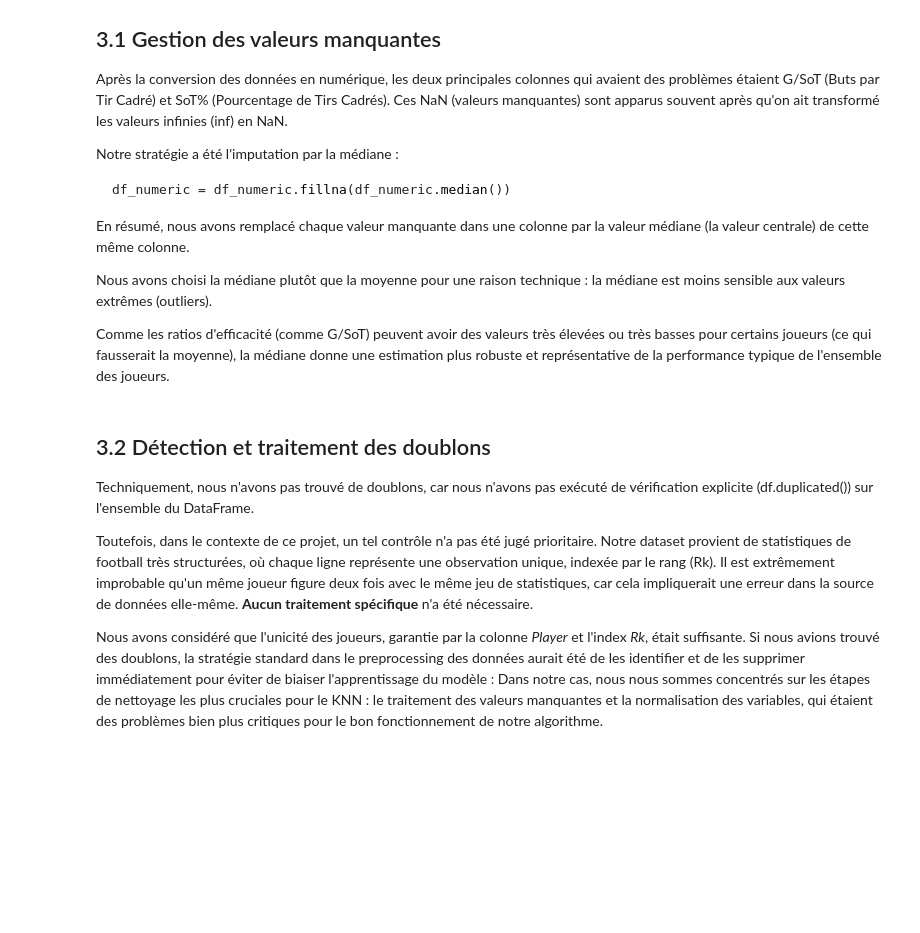
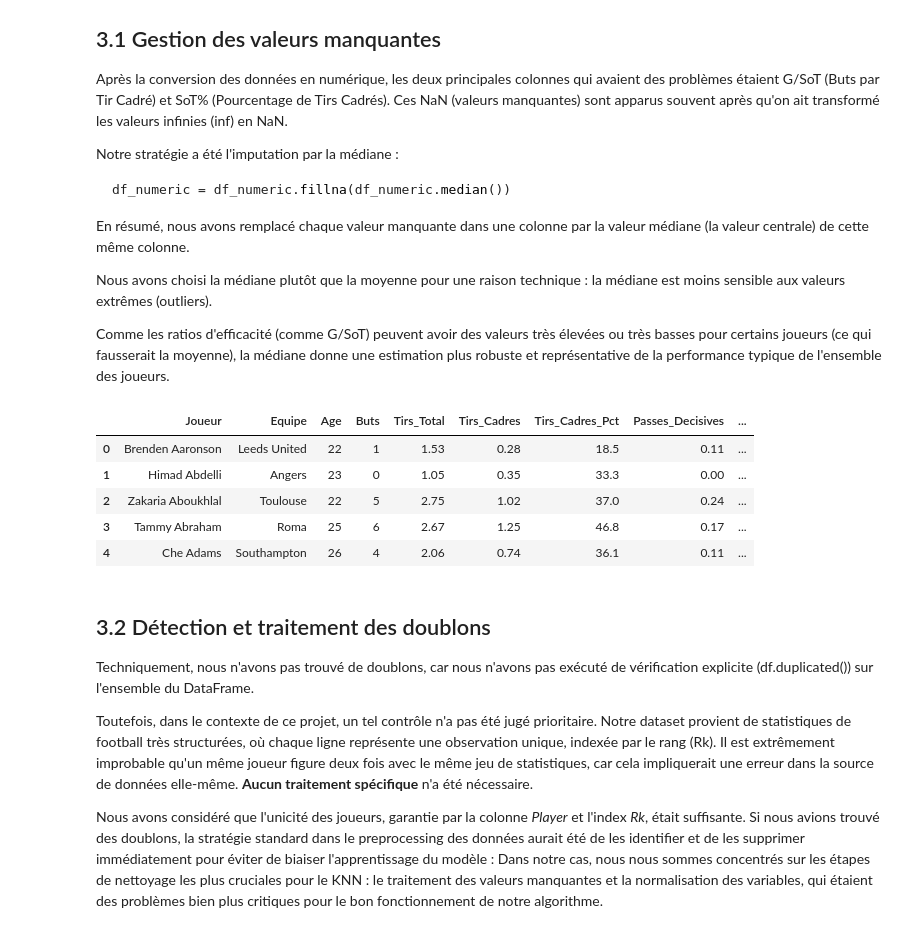
Before and after one commit to Nepsyno/data_analyse_topAttack, a Jupyter notebook: Rapport_Projet.ipynb, the cells around one changed output. Saved outputs shown, nothing was run; the diff lists cells and outputs as text; code cells hidden in the pictures; blank space fills up the shorter version.

```diff
--- a/Rapport_Projet.ipynb
+++ b/Rapport_Projet.ipynb
@@ -151,34 +161,39 @@ Comme les ratios d'efficacité (comme G/SoT) peuvent avoir des valeurs très él
 # %%
 cols_to_keep = [
     'Player', 'Squad', 'Age',       # Identité
     'Goals', 'Shots', 'SoT',        # Finition brute
     'SoT%', 'Assists',              # Précision et Altruisme
     'SCA', 'GCA',                   # Création (Shot/Goal Creating Actions)
     'TouAttPen',                    # Présence : Touches dans la surface de réparation
     'CarProg'                       # Percussion : Conduites de balle progressives
 ]
 
 df_final = df_attaquants[cols_to_keep].copy()
 
 rename_dict = {
     'Player': 'Joueur',
     'Squad': 'Equipe',
     'Goals': 'Buts',
     'Shots': 'Tirs_Total',
     'SoT': 'Tirs_Cadres',
     'SoT%': 'Tirs_Cadres_Pct',
     'Assists': 'Passes_Decisives',
     'SCA': 'Actions_Creation_Tir',
     'GCA': 'Actions_Creation_But',
     'TouAttPen': 'Touches_Surface',
     'CarProg': 'Percussions_Progressives'
 }
 
 df_final = df_final.rename(columns=rename_dict)
 df_final = df_final.reset_index(drop=True)
 display(df_final.head())
-
-df_final.to_csv('top_attaquants_data.csv', index=False)
+# %% [output]
+|  | Joueur | Equipe | Age | Buts | Tirs_Total | Tirs_Cadres | Tirs_Cadres_Pct | Passes_Decisives | ... |
+| 0 | Brenden Aaronson | Leeds United | 22 | 1 | 1.53 | 0.28 | 18.5 | 0.11 | ... |
+| 1 | Himad Abdelli | Angers | 23 | 0 | 1.05 | 0.35 | 33.3 | 0.00 | ... |
+| 2 | Zakaria Aboukhlal | Toulouse | 22 | 5 | 2.75 | 1.02 | 37.0 | 0.24 | ... |
+| 3 | Tammy Abraham | Roma | 25 | 6 | 2.67 | 1.25 | 46.8 | 0.17 | ... |
+| 4 | Che Adams | Southampton | 26 | 4 | 2.06 | 0.74 | 36.1 | 0.11 | ... |
 # %% [markdown]
 ## 3.2 Détection et traitement des doublons
 
```
Also changed, not shown: parts of 7 cells of this notebook, 4 other files.
